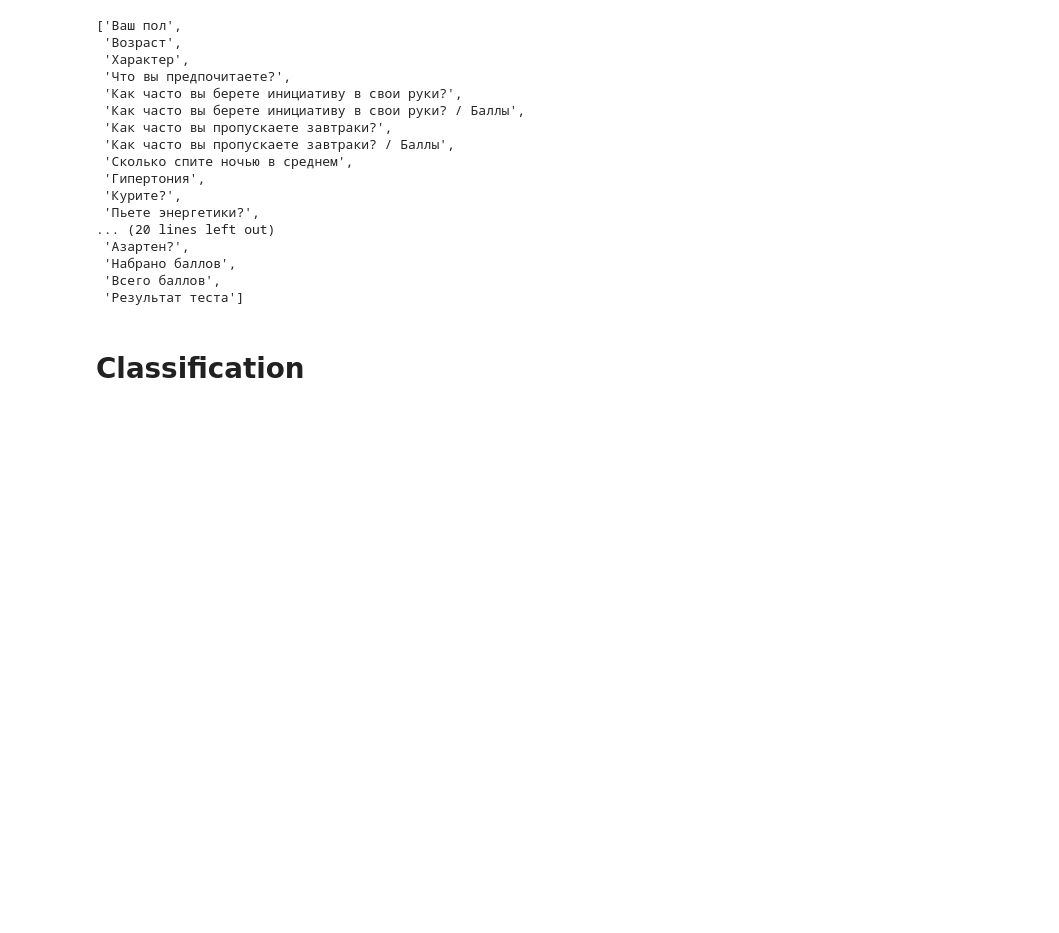
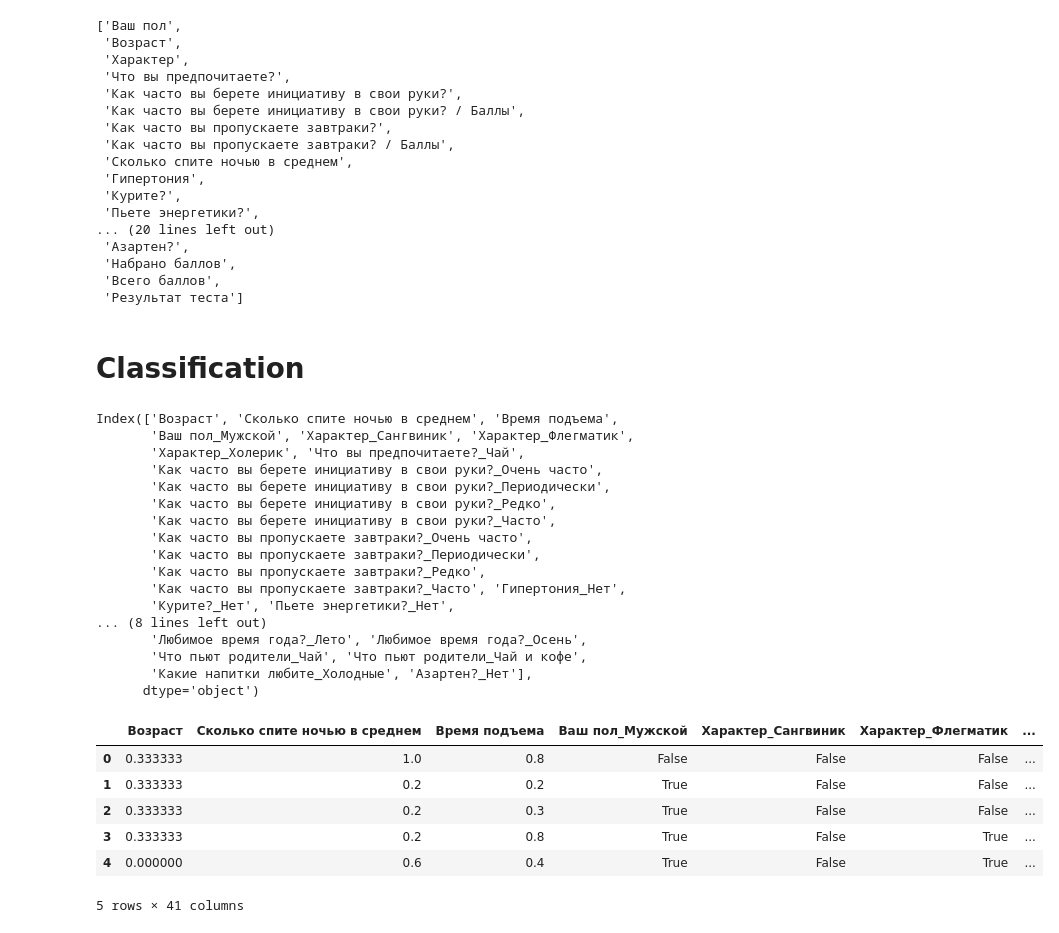
Before and after one commit to ValeryVerkhoturov/intelligent-systems-and-technologies-master-1sem, a Jupyter notebook: task1/task1.ipynb, the cells around one changed output. Drawn from its saved outputs; the diff is of its cells as text; code cells hidden in the pictures; blank space fills up the shorter version.

```diff
--- a/task1/task1.ipynb
+++ b/task1/task1.ipynb
@@ -78,23 +73,36 @@ from sklearn.metrics import accuracy_score, classification_report
 # %%
-key_col_name = 'Что вы предпочитаете?'
-data = pd.read_csv('task1.csv')
-categorical_cols = data.select_dtypes(include=['object']).columns.tolist()
-categorical_cols.remove(key_col_name)
+numeric_cols = ['Возраст', 'Сколько спите ночью в среднем', 'Время подъема']
+categorical_cols = [col for col in df.columns if col not in numeric_cols]
+data_encoded = pd.get_dummies(df, columns=categorical_cols, drop_first=True)
+print(data_encoded.columns)
 
-# Categorical variables
-# label_encoders = {}
-# for column in data.columns:
-#     if data[column].dtype == 'object':
-#         le = LabelEncoder()
-#         data[column] = le.fit_transform(data[column])
-#         label_encoders[column] = le
-# X = data.drop(key_col_name, axis=1)
-# y = data[key_col_name]
-
-
-data_encoded = pd.get_dummies(data, columns=categorical_cols, drop_first=True)
-le = LabelEncoder()
-data_encoded[key_col_name] = le.fit_transform(data[key_col_name])
-X = data_encoded.drop(key_col_name, axis=1)
-y = data_encoded[key_col_name]
+for col in numeric_cols:
+    data_encoded[col] = (data_encoded[col] - data_encoded[col].min()) / (
+            data_encoded[col].max() - data_encoded[col].min())
+data_encoded.head()
+# %% [output]
+Index(['Возраст', 'Сколько спите ночью в среднем', 'Время подъема',
+       'Ваш пол_Мужской', 'Характер_Сангвиник', 'Характер_Флегматик',
+       'Характер_Холерик', 'Что вы предпочитаете?_Чай',
+       'Как часто вы берете инициативу в свои руки?_Очень часто',
+       'Как часто вы берете инициативу в свои руки?_Периодически',
+       'Как часто вы берете инициативу в свои руки?_Редко',
+       'Как часто вы берете инициативу в свои руки?_Часто',
+       'Как часто вы пропускаете завтраки?_Очень часто',
+       'Как часто вы пропускаете завтраки?_Периодически',
+       'Как часто вы пропускаете завтраки?_Редко',
+       'Как часто вы пропускаете завтраки?_Часто', 'Гипертония_Нет',
+       'Курите?_Нет', 'Пьете энергетики?_Нет',
+... (8 lines left out)
+       'Любимое время года?_Лето', 'Любимое время года?_Осень',
+       'Что пьют родители_Чай', 'Что пьют родители_Чай и кофе',
+       'Какие напитки любите_Холодные', 'Азартен?_Нет'],
+      dtype='object')
+|  | Возраст | Сколько спите ночью в среднем | Время подъема | Ваш пол_Мужской | Характер_Сангвиник | Характер_Флегматик | ... |
+| 0 | 0.333333 | 1.0 | 0.8 | False | False | False | ... |
+| 1 | 0.333333 | 0.2 | 0.2 | True | False | False | ... |
+| 2 | 0.333333 | 0.2 | 0.3 | True | False | False | ... |
+| 3 | 0.333333 | 0.2 | 0.8 | True | False | True | ... |
+| 4 | 0.000000 | 0.6 | 0.4 | True | False | True | ... |
+5 rows × 41 columns
 # %%
```
Also changed, not shown: parts of 16 cells of this notebook.
